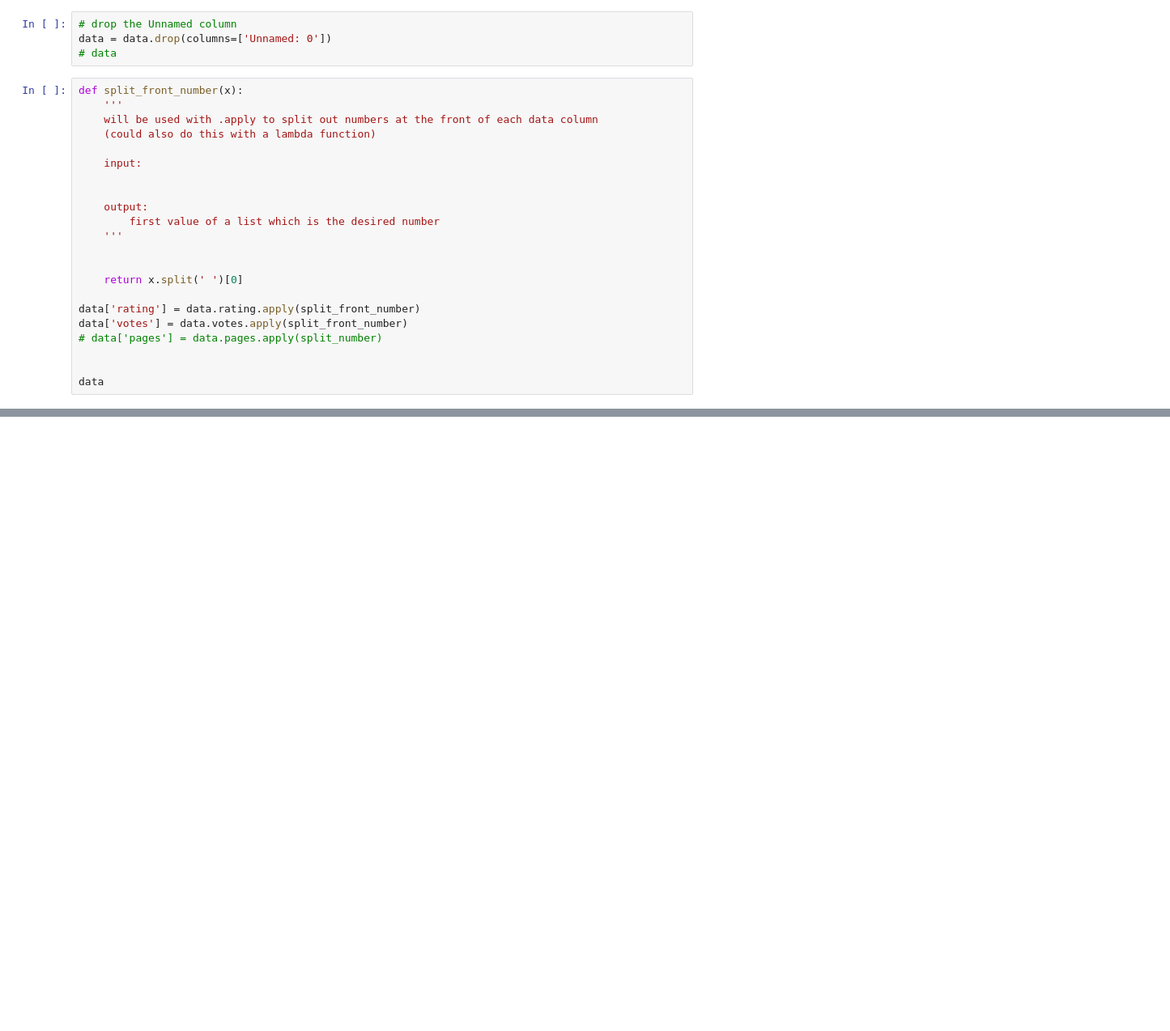
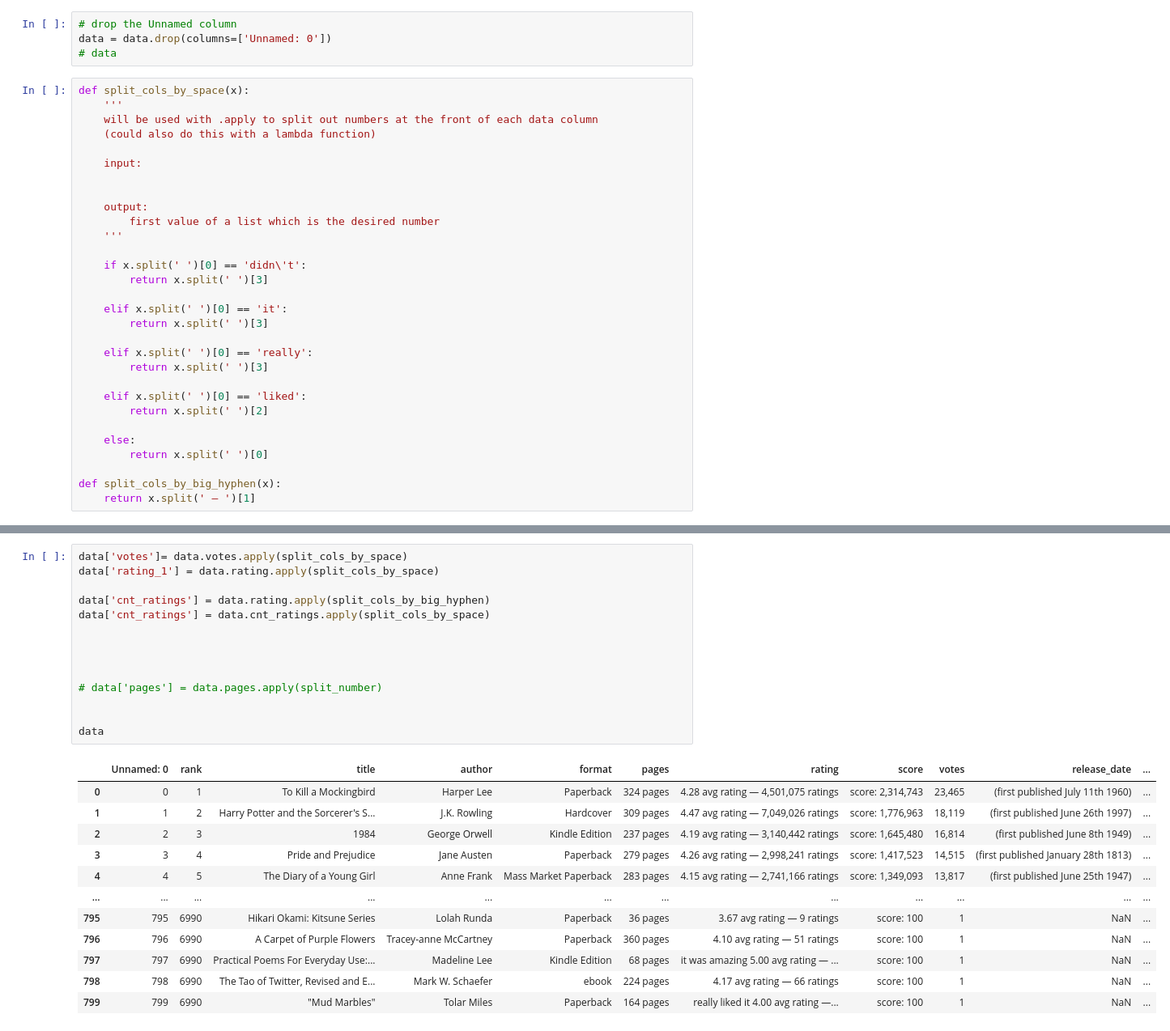
Before and after one commit to Shredder42/must_read_books, a Jupyter notebook: munging.ipynb, the cells around one changed output, grey strips where cells are left out. Shown at 81% size. Drawn from its saved outputs; the diff is of its cells as text; blank space fills up the shorter version.

Commit message:
ratings col complete

```diff
--- a/munging.ipynb
+++ b/munging.ipynb
@@ -48,7 +48,7 @@ data
 data = data.drop(columns=['Unnamed: 0'])
 # data
 # %%
-def split_front_number(x):
+def split_cols_by_space(x):
     '''
     will be used with .apply to split out numbers at the front of each data column
     (could also do this with a lambda function)
@@ -60,12 +60,20 @@ def split_front_number(x):
         first value of a list which is the desired number
     '''
 
+    if x.split(' ')[0] == 'didn\'t':
+        return x.split(' ')[3]
 
-    return x.split(' ')[0]
+    elif x.split(' ')[0] == 'it':
+        return x.split(' ')[3]
 
-data['rating'] = data.rating.apply(split_front_number)
-data['votes'] = data.votes.apply(split_front_number)
-# data['pages'] = data.pages.apply(split_number)
+    elif x.split(' ')[0] == 'really':
+        return x.split(' ')[3]
 
+    elif x.split(' ')[0] == 'liked':
+        return x.split(' ')[2]
 
-data
+    else:
+        return x.split(' ')[0]
+
+def split_cols_by_big_hyphen(x):
+    return x.split(' — ')[1]
@@ -85,0 +80,27 @@ data
+# %%
+data['votes']= data.votes.apply(split_cols_by_space)
+data['rating_1'] = data.rating.apply(split_cols_by_space)
+
+data['cnt_ratings'] = data.rating.apply(split_cols_by_big_hyphen)
+data['cnt_ratings'] = data.cnt_ratings.apply(split_cols_by_space)
+
+
+
+
+# data['pages'] = data.pages.apply(split_number)
+
+
+data
+# %% [output]
+|  | Unnamed: 0 | rank | title | author | format | pages | rating | score | votes | release_date | ... |
+| 0 | 0 | 1 | To Kill a Mockingbird | Harper Lee | Paperback | 324 pages | 4.28 avg rating — 4,501,075 ratings | score: 2,314,743 | 23,465 | (first published July 11th 1960) | ... |
+| 1 | 1 | 2 | Harry Potter and the Sorcerer's S... | J.K. Rowling | Hardcover | 309 pages | 4.47 avg rating — 7,049,026 ratings | score: 1,776,963 | 18,119 | (first published June 26th 1997) | ... |
+| 2 | 2 | 3 | 1984 | George Orwell | Kindle Edition | 237 pages | 4.19 avg rating — 3,140,442 ratings | score: 1,645,480 | 16,814 | (first published June 8th 1949) | ... |
+| 3 | 3 | 4 | Pride and Prejudice | Jane Austen | Paperback | 279 pages | 4.26 avg rating — 2,998,241 ratings | score: 1,417,523 | 14,515 | (first published January 28th 1813) | ... |
+| 4 | 4 | 5 | The Diary of a Young Girl | Anne Frank | Mass Market Paperback | 283 pages | 4.15 avg rating — 2,741,166 ratings | score: 1,349,093 | 13,817 | (first published June 25th 1947) | ... |
+| ... | ... | ... | ... | ... | ... | ... | ... | ... | ... | ... | ... |
+| 795 | 795 | 6990 | Hikari Okami: Kitsune Series | Lolah Runda | Paperback | 36 pages | 3.67 avg rating — 9 ratings | score: 100 | 1 | NaN | ... |
+| 796 | 796 | 6990 | A Carpet of Purple Flowers | Tracey-anne McCartney | Paperback | 360 pages | 4.10 avg rating — 51 ratings | score: 100 | 1 | NaN | ... |
+| 797 | 797 | 6990 | Practical Poems For Everyday Use:... | Madeline Lee | Kindle Edition | 68 pages | it was amazing 5.00 avg rating — ... | score: 100 | 1 | NaN | ... |
+| 798 | 798 | 6990 | The Tao of Twitter, Revised and E... | Mark W. Schaefer | ebook | 224 pages | 4.17 avg rating — 66 ratings | score: 100 | 1 | NaN | ... |
+| 799 | 799 | 6990 | "Mud Marbles" | Tolar Miles | Paperback | 164 pages | really liked it 4.00 avg rating —... | score: 100 | 1 | NaN | ... |
```
Also changed, not shown: parts of 11 cells of this notebook.
